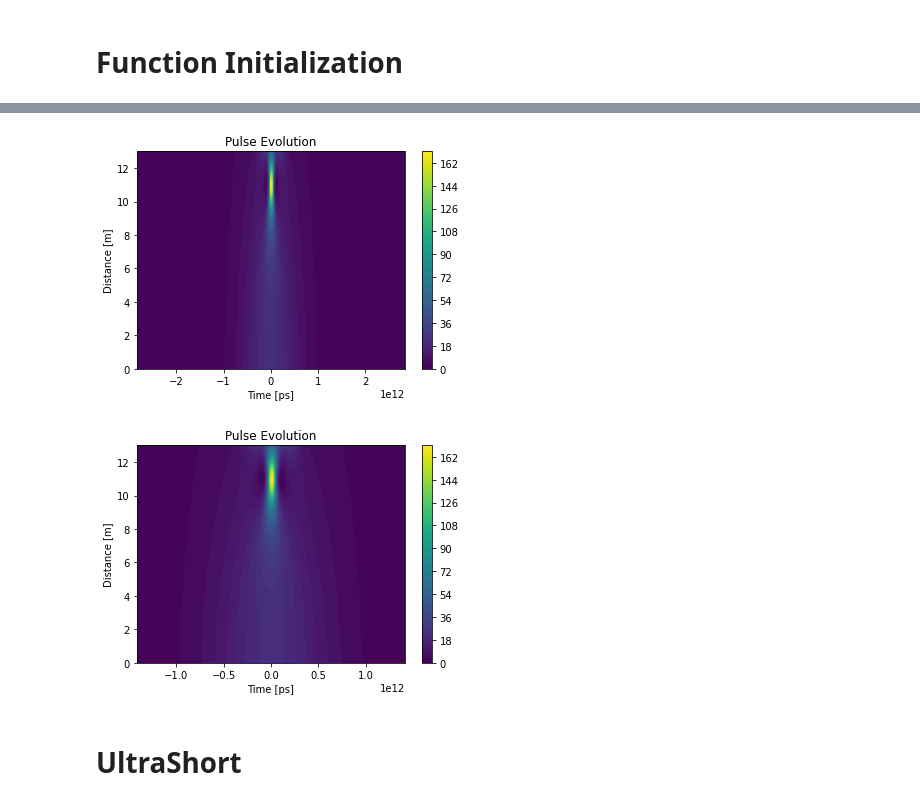
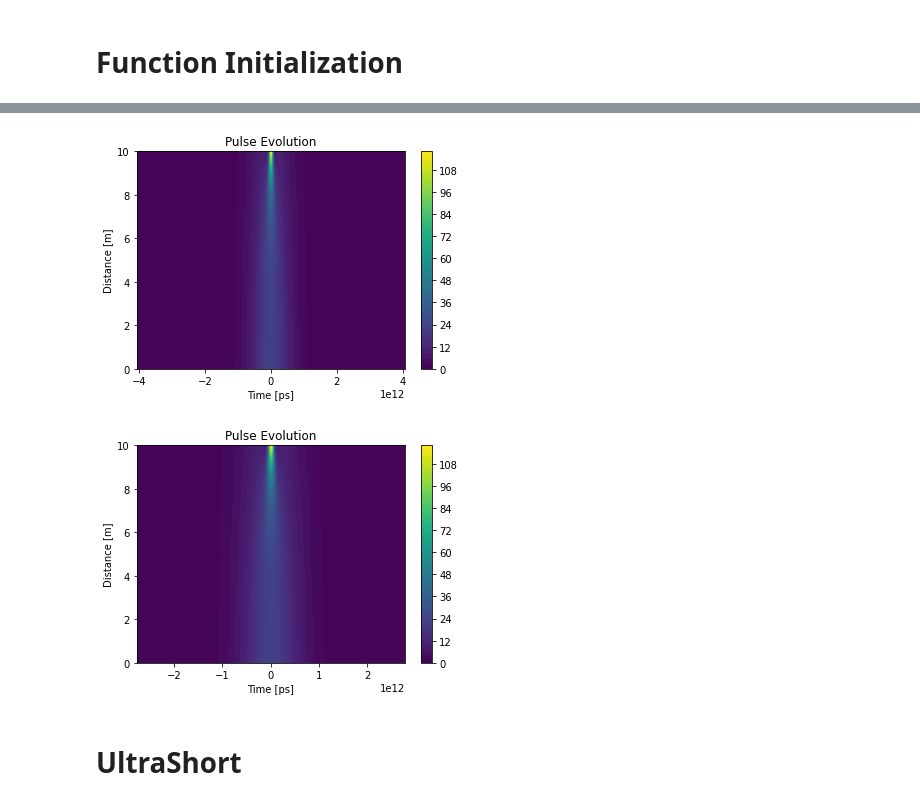
Before and after one commit to NdokiA/shortPulse-PINNs, a Jupyter notebook: ssfmCheck.ipynb, the cells around one changed output, grey strips where cells are left out. Saved outputs shown, nothing was run; the diff lists cells and outputs as text; code cells hidden in the pictures.

```diff
--- a/ssfmCheck.ipynb
+++ b/ssfmCheck.ipynb
@@ -27,17 +27,17 @@ def charLength(pulsewidth, beta2):
     return np.pi/2*pulsewidth**2/np.abs(beta2)
 # %%
 pulsewidth = 0.58
-timesteps = 2**13
-zsteps = 2**12
-
+timesteps = 2**11
+zsteps = 2**8
+T = 7*pulsewidth
 
 #fiberparam
 gamma = 18.4e-3 #Nonlinearity parameter in W/m
 betas = [-5.23e-3, 4.27e-5] #Dispersion in fs^2/m
 alpha = 0.05*np.log(10)/10 #Power attenuation coef in Nepers/m
-length = 13
+length = 10
 
-timeArr = np.linspace(-20*pulsewidth, 20*pulsewidth, timesteps)
+timeArr = np.linspace(-T, T, timesteps)
 lengthArr = np.linspace(0, length, zsteps)
 A = np.sqrt(22.05)
 initial = sechPulse(timeArr, A, pulsewidth)
@@ -52,19 +52,19 @@ plt.plot(utils.clipMatrix(np.abs(pulseMatrix[-1])**2, 1000))
 # %%
 fig, ax = plt.subplots()
-utils.plotPulse2D(fig, ax, timeArr, lengthArr, pulseMatrix, nrange = 1000)
+utils.plotPulse2D(fig, ax, timeArr, lengthArr, pulseMatrix, nrange = -1)
 # %% [output]
-[figure, old version]
+[figure, new version]
 # %%
-clipped_timeArr = utils.clipMatrix(timeArr, nrange = 1000)
-pulse = utils.clipMatrix(pulseMatrix, nrange = 1000)
+clipped_timeArr = utils.clipMatrix(timeArr, nrange = -1)
+pulse = utils.clipMatrix(pulseMatrix, nrange = -1)
 np.save('results/Cpulse.npy', pulse)
 np.save('results/CtimeArr.npy', clipped_timeArr)
 np.save('results/ClengthArr.npy', lengthArr)
 # %%
 fig, ax = plt.subplots()
-utils.plotPulse2D(fig, ax, clipped_timeArr, lengthArr, pulse, nrange = 500)
+utils.plotPulse2D(fig, ax, clipped_timeArr, lengthArr, pulse, nrange = 700)
 # %% [output]
-[figure, old version]
+[figure, new version]
 # %% [markdown]
  # UltraShort
 # %%
```
Also changed, not shown: parts of 1 cell of this notebook.
